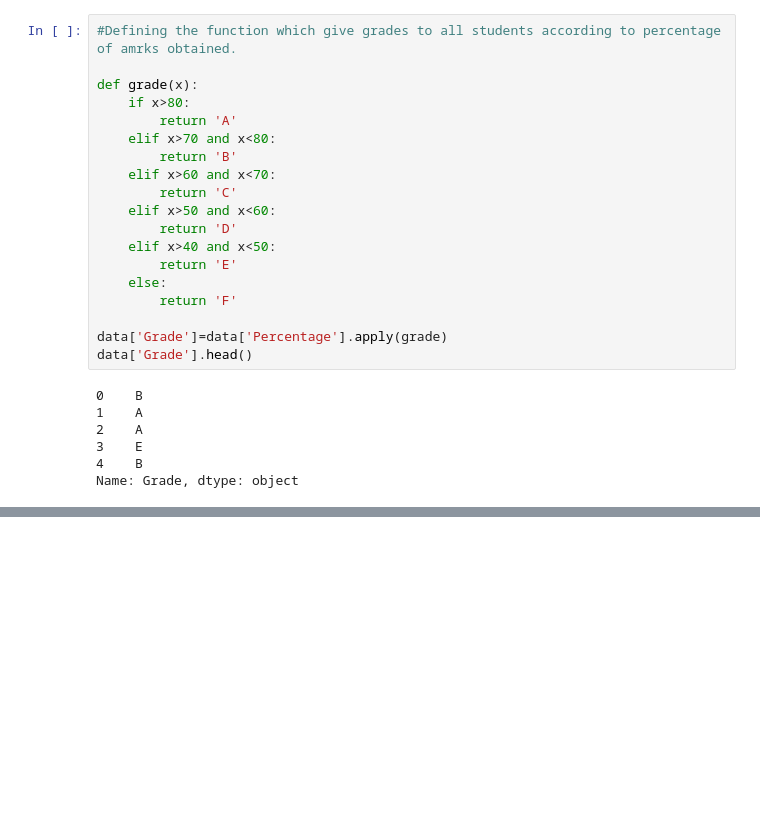
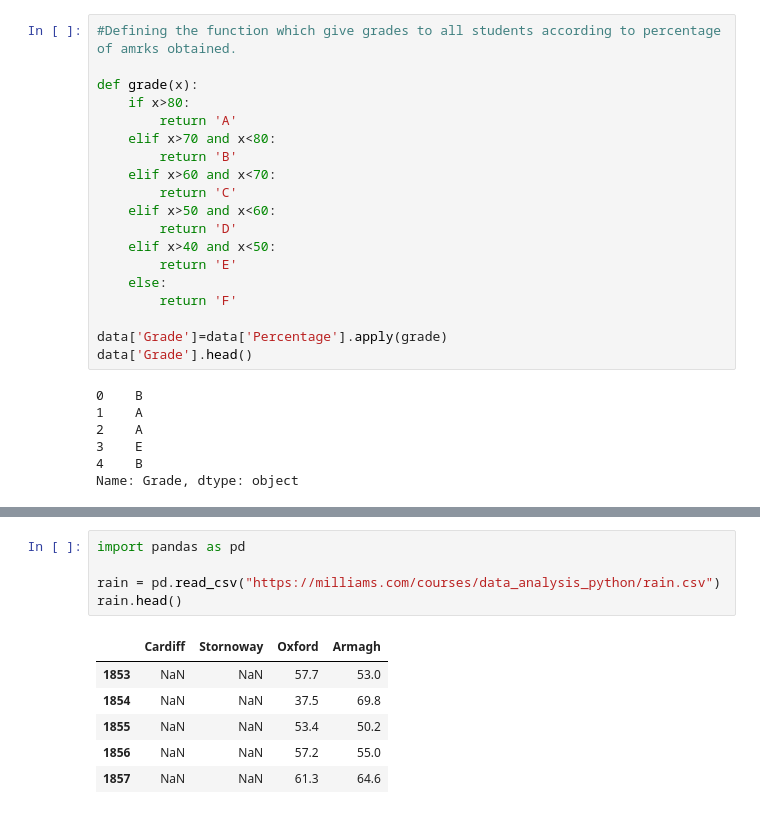
Before and after one commit to juck30808/juck30808, a Jupyter notebook: Pandas-seaborn(Student).ipynb, the cells around one changed output, grey strips where cells are left out. Saved outputs shown, nothing was run; the diff lists cells and outputs as text; blank space fills up the shorter version.

```diff
--- a/Pandas-seaborn(Student).ipynb
+++ b/Pandas-seaborn(Student).ipynb
@@ -72,3 +74,15 @@ data.head()
 | 2 | female | group B | master's degree | standard | none | 90 | ... |
 | 3 | male | group A | associate's degree | free/reduced | none | 47 | ... |
 | 4 | male | group C | some college | standard | none | 76 | ... |
+# %%
+import pandas as pd
+
+rain = pd.read_csv("https://milliams.com/courses/data_analysis_python/rain.csv")
+rain.head()
+# %% [output]
+|  | Cardiff | Stornoway | Oxford | Armagh |
+| 1853 | NaN | NaN | 57.7 | 53.0 |
+| 1854 | NaN | NaN | 37.5 | 69.8 |
+| 1855 | NaN | NaN | 53.4 | 50.2 |
+| 1856 | NaN | NaN | 57.2 | 55.0 |
+| 1857 | NaN | NaN | 61.3 | 64.6 |
```
Also changed, not shown: parts of 5 cells of this notebook, 16 other files.
